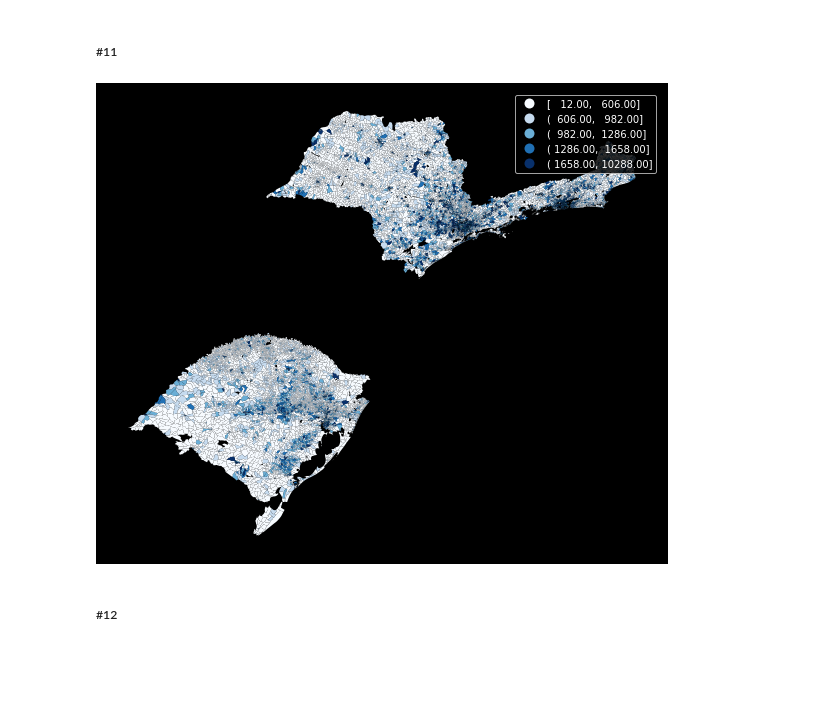
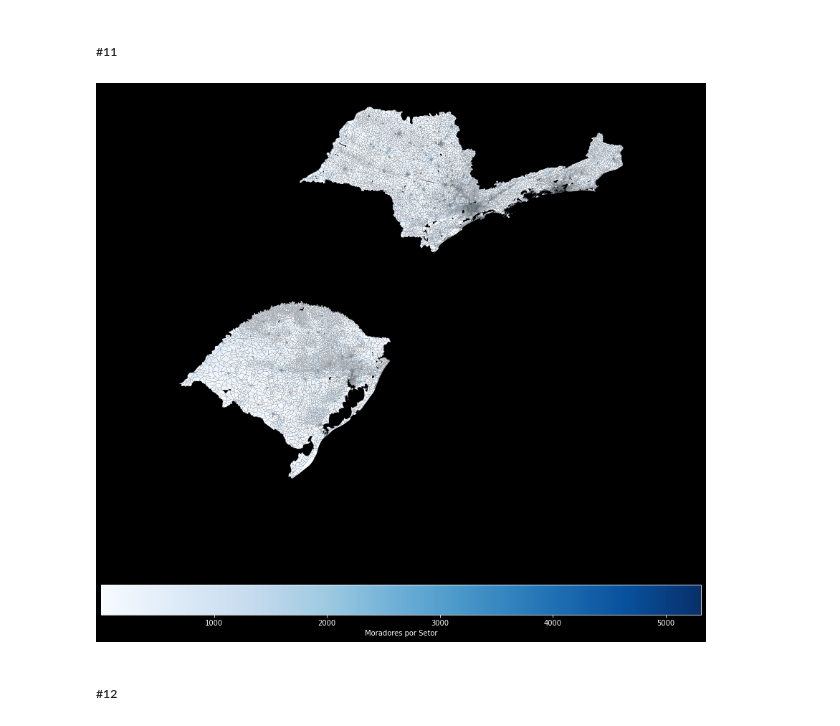
Before and after one commit to moesmatheus/estatistica-espacial-2, a Jupyter notebook: semana-2.ipynb, the cells around one changed output. Drawn from its saved outputs; the diff is of its cells as text; code cells hidden in the pictures; blank space fills up the shorter version.

```diff
--- a/semana-2.ipynb
+++ b/semana-2.ipynb
@@ -45,5 +26,5 @@ array(['ALEXANDRE DE ALMEIDA FONSECA', 'ALINE BRAGA LAKISS GUSMÃO',
 # %%
-empresas_todas = pd.read_excel('EMPRESAS_Brasília T7.xlsx')
+empresas_todas = pd.read_excel('EMPRESAS_Brasília T7.xlsx', index_col = 'ID')
 print(f'Total de empresas: {empresas_todas.shape[0]}')
 empresas_todas.head()
 # %% [output]
@@ -452,0 +540,7 @@ Apresente três mapas temáticos contendo todos os setores censitários dos Esta
+# %%
+pastas = {
+    'RJ':'Base informa‡oes setores2010 universo RJ',
+    'RS':'Base informa‡oes setores2010 universo RS',
+    'SP2':'Base informa‡oes setores2010 universo SP_Exceto_Capital',
+    'SP1':'SP Capital'
+    }
@@ -452,0 +552,12 @@ Apresente três mapas temáticos contendo todos os setores censitários dos Esta
+# %%
+arq_basico = []
+
+for i in pastas:
+    arq_basico.append(
+        pd.read_excel(
+            os.path.join('DadosCenso' ,pastas[i], 'EXCEL', f'Basico_{i}.xls'), index_col = 'Cod_setor'
+        )
+    )
+
+
+censo_basico = pd.concat(arq_basico)
@@ -465,13 +660,20 @@ merged = pd.merge(
 # %%
-ax = merged.plot(column = 'V018', figsize = (10,15), label = 'População', legend = True, cmap = 'Blues',
-                 k = 5,scheme='quantiles',
-                #legend_kwds={'label': "População por Setor", 'orientation': "horizontal"}
+merged = pd.merge(
+            setores,
+            censo_basico,
+            left_on='CD_GEOCODI',
+            right_index=True,
+            how = 'left'
+        )
+
+ax = merged.plot(column = 'V002', figsize = (15,15), label = 'Moradores', legend = True, cmap = 'Blues',
+                legend_kwds={'label': "Moradores por Setor", 'orientation': "horizontal"}
                 )
 
 ax.set_axis_off()
 
 plt.show()
 # %% [output]
-[figure, old version]
+[figure, new version]
 # %% [markdown]
 ##### #12
```
Also changed, not shown: parts of 110 cells of this notebook, 12 other files.
